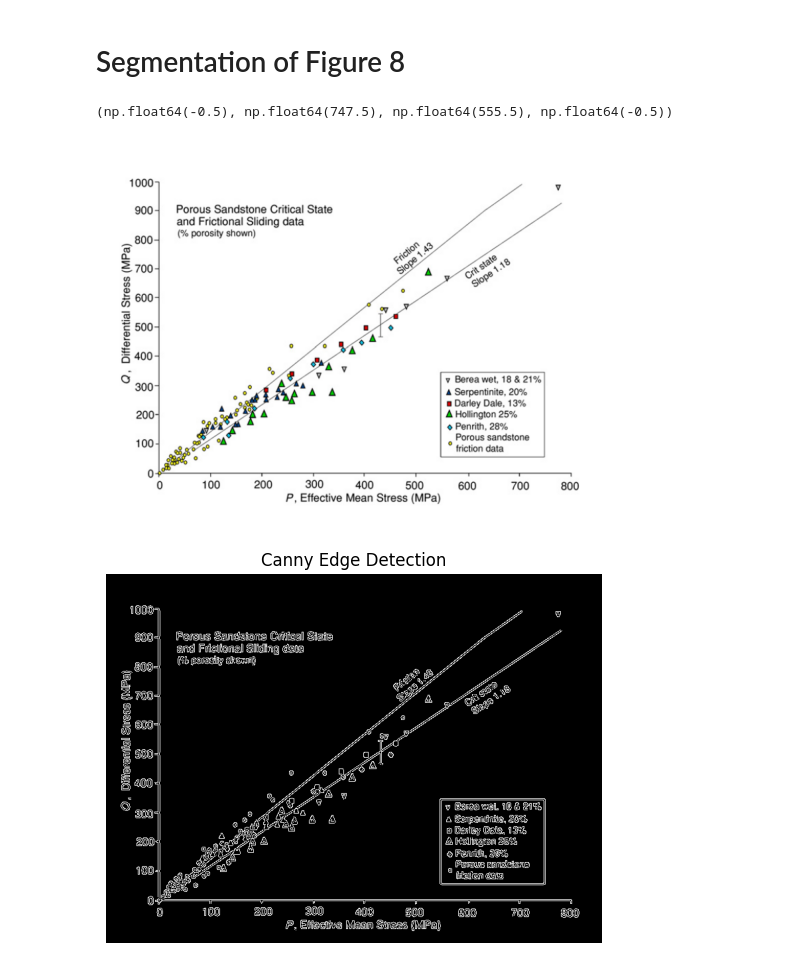
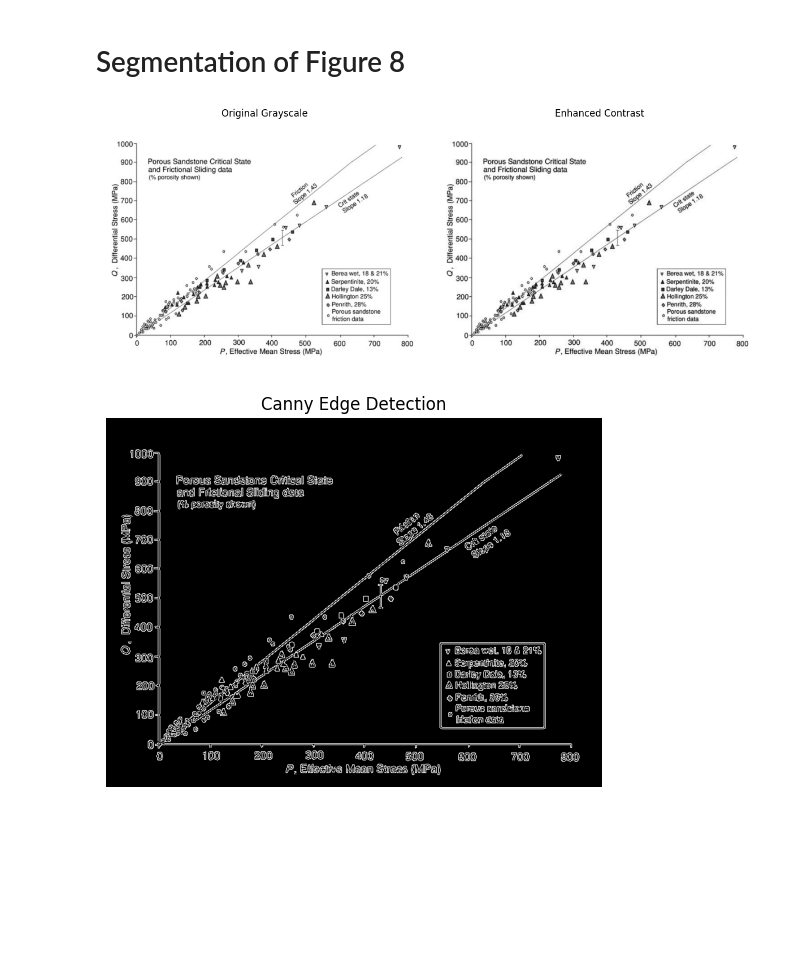
Before and after one commit to sa-diq/rock-strength, a Jupyter notebook: segmentation.ipynb, the cells around one changed output. Saved outputs shown, nothing was run; the diff lists cells and outputs as text; code cells hidden in the pictures; blank space fills up the shorter version.

```diff
--- a/segmentation.ipynb
+++ b/segmentation.ipynb
@@ -12,13 +14,31 @@ warnings.filterwarnings('ignore')
 # %%
 # Load Figure 8 graph
 image = cv2.imread('figure/fig8.png')
 image_rgb = cv2.cvtColor(image, cv2.COLOR_BGR2RGB)
 grayscale_image = cv2.cvtColor(image, cv2.COLOR_BGR2GRAY)
-plt.imshow(image_rgb)
-plt.axis('off')
+
+# Enhance contrast using histogram equalization
+clahe = cv2.createCLAHE(clipLimit=2.0, tileGridSize=(16,16))
+enhanced_grayscale = clahe.apply(grayscale_image)
+
+# Display original and enhanced images side by side
+fig, (ax1, ax2) = plt.subplots(1, 2, figsize=(12, 5))
+
+ax1.imshow(grayscale_image, cmap='gray')
+ax1.set_title('Original Grayscale')
+ax1.axis('off')
+
+ax2.imshow(enhanced_grayscale, cmap='gray')
+ax2.set_title('Enhanced Contrast')
+ax2.axis('off')
+
+plt.tight_layout()
+plt.show()
+
+# Use the enhanced image for further processing
+grayscale_image = enhanced_grayscale
 # %% [output]
-(np.float64(-0.5), np.float64(747.5), np.float64(555.5), np.float64(-0.5))
-[figure, old version]
+[figure, new version]
 # %%
 # Edge detection using Canny method
 edges = cv2.Canny(grayscale_image, 100, 200)
```
Also changed, not shown: parts of 15 cells of this notebook.
